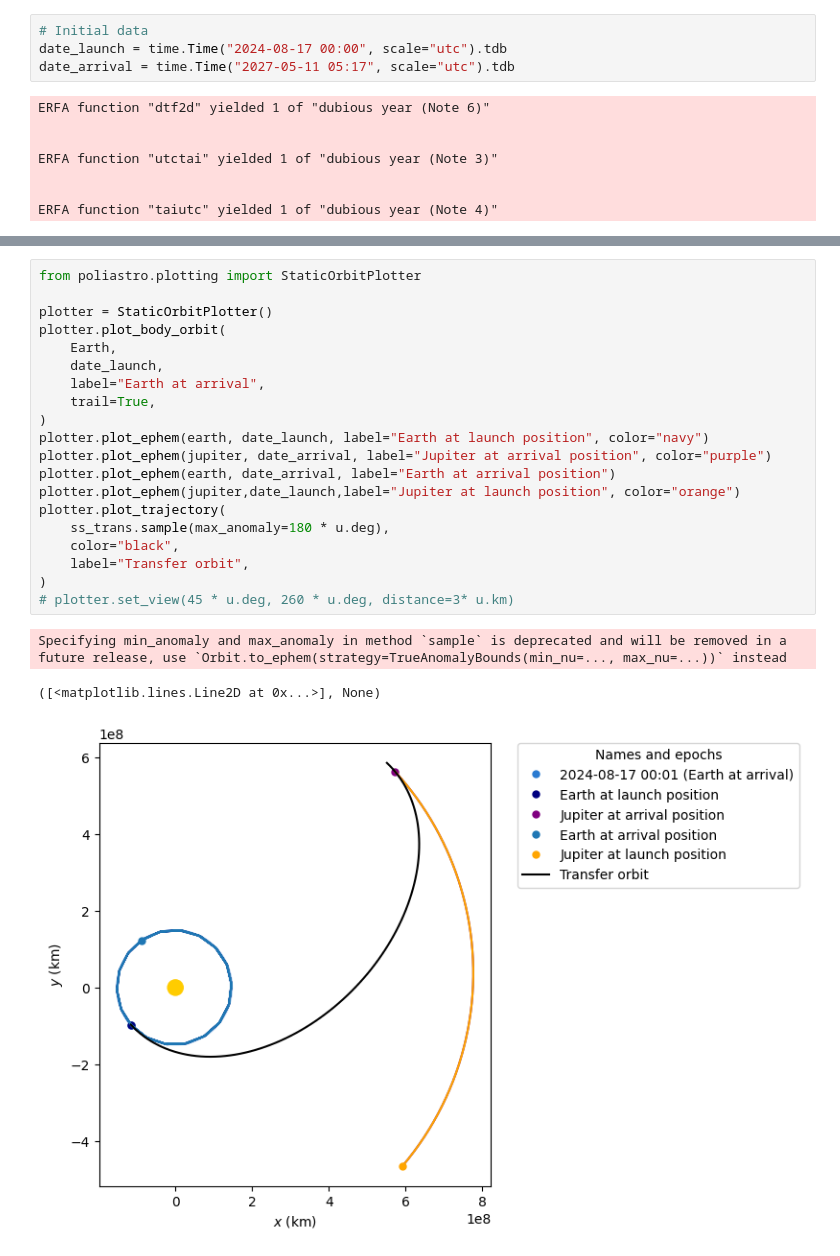
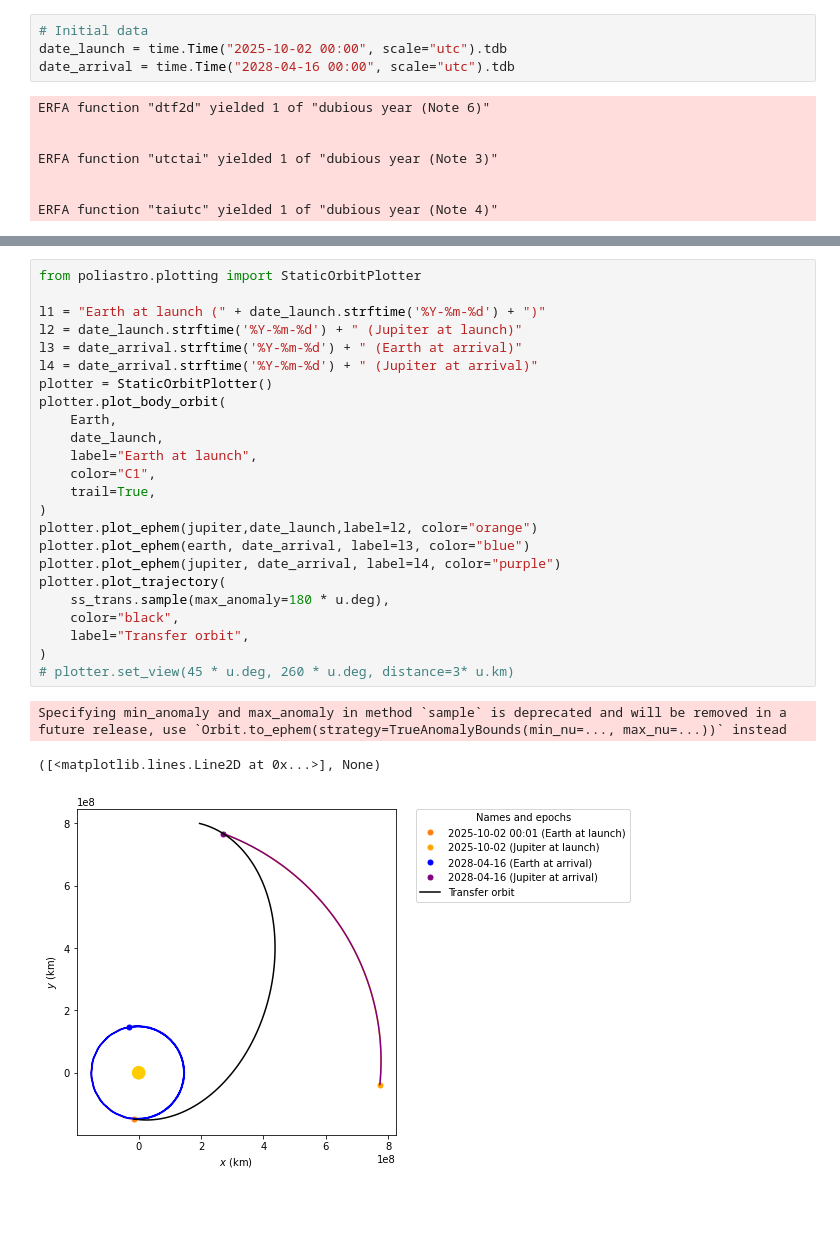
Before and after one commit to nicolejms/ASEN5053, a Jupyter notebook: project/python/E2Jorbit.ipynb, the cells around one changed output, grey strips where cells are left out. Saved outputs shown, nothing was run; the diff lists cells and outputs as text; blank space fills up the shorter version.

```diff
--- a/project/python/E2Jorbit.ipynb
+++ b/project/python/E2Jorbit.ipynb
@@ -23,8 +23,8 @@ solar_system_ephemeris.set("jpl")
 <ScienceState solar_system_ephemeris: 'jpl'>
 # %%
 # Initial data
-date_launch = time.Time("2024-08-17 00:00", scale="utc").tdb
-date_arrival = time.Time("2027-05-11 05:17", scale="utc").tdb
+date_launch = time.Time("2025-10-02 00:00", scale="utc").tdb
+date_arrival = time.Time("2028-04-16 00:00", scale="utc").tdb
 # %% [output]
 ERFA function "dtf2d" yielded 1 of "dubious year (Note 6)"
 
@@ -66,24 +84,28 @@ Specifying min_anomaly and max_anomaly in method `sample` is deprecated and will
 # %%
 from poliastro.plotting import StaticOrbitPlotter
 
+l1 = "Earth at launch (" + date_launch.strftime('%Y-%m-%d') + ")"
+l2 = date_launch.strftime('%Y-%m-%d') + " (Jupiter at launch)"
+l3 = date_arrival.strftime('%Y-%m-%d') + " (Earth at arrival)"
+l4 = date_arrival.strftime('%Y-%m-%d') + " (Jupiter at arrival)"
 plotter = StaticOrbitPlotter()
 plotter.plot_body_orbit(
     Earth,
     date_launch,
-    label="Earth at arrival",
+    label="Earth at launch",
+    color="C1",
     trail=True,
 )
-plotter.plot_ephem(earth, date_launch, label="Earth at launch position", color="navy")
-plotter.plot_ephem(jupiter, date_arrival, label="Jupiter at arrival position", color="purple")
-plotter.plot_ephem(earth, date_arrival, label="Earth at arrival position")
-plotter.plot_ephem(jupiter,date_launch,label="Jupiter at launch position", color="orange")
+plotter.plot_ephem(jupiter,date_launch,label=l2, color="orange")
+plotter.plot_ephem(earth, date_arrival, label=l3, color="blue")
+plotter.plot_ephem(jupiter, date_arrival, label=l4, color="purple")
 plotter.plot_trajectory(
     ss_trans.sample(max_anomaly=180 * u.deg),
     color="black",
     label="Transfer orbit",
 )
 # plotter.set_view(45 * u.deg, 260 * u.deg, distance=3* u.km)
 # %% [output]
 Specifying min_anomaly and max_anomaly in method `sample` is deprecated and will be removed in a future release, use `Orbit.to_ephem(strategy=TrueAnomalyBounds(min_nu=..., max_nu=...))` instead
 ([<matplotlib.lines.Line2D at 0x...>], None)
-[figure, old version]
+[figure, new version]
```
Also changed, not shown: parts of 6 cells of this notebook, 6 other files.
